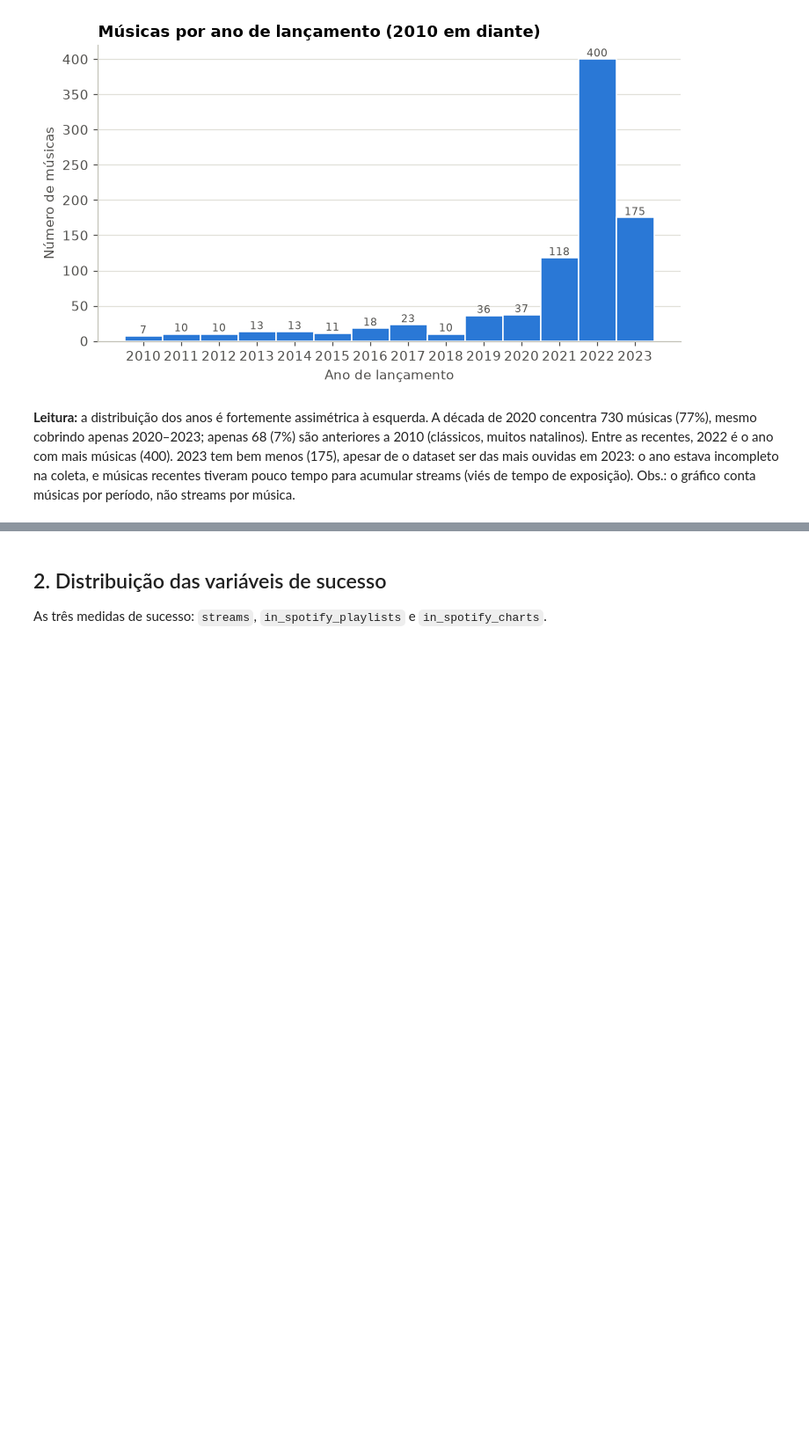
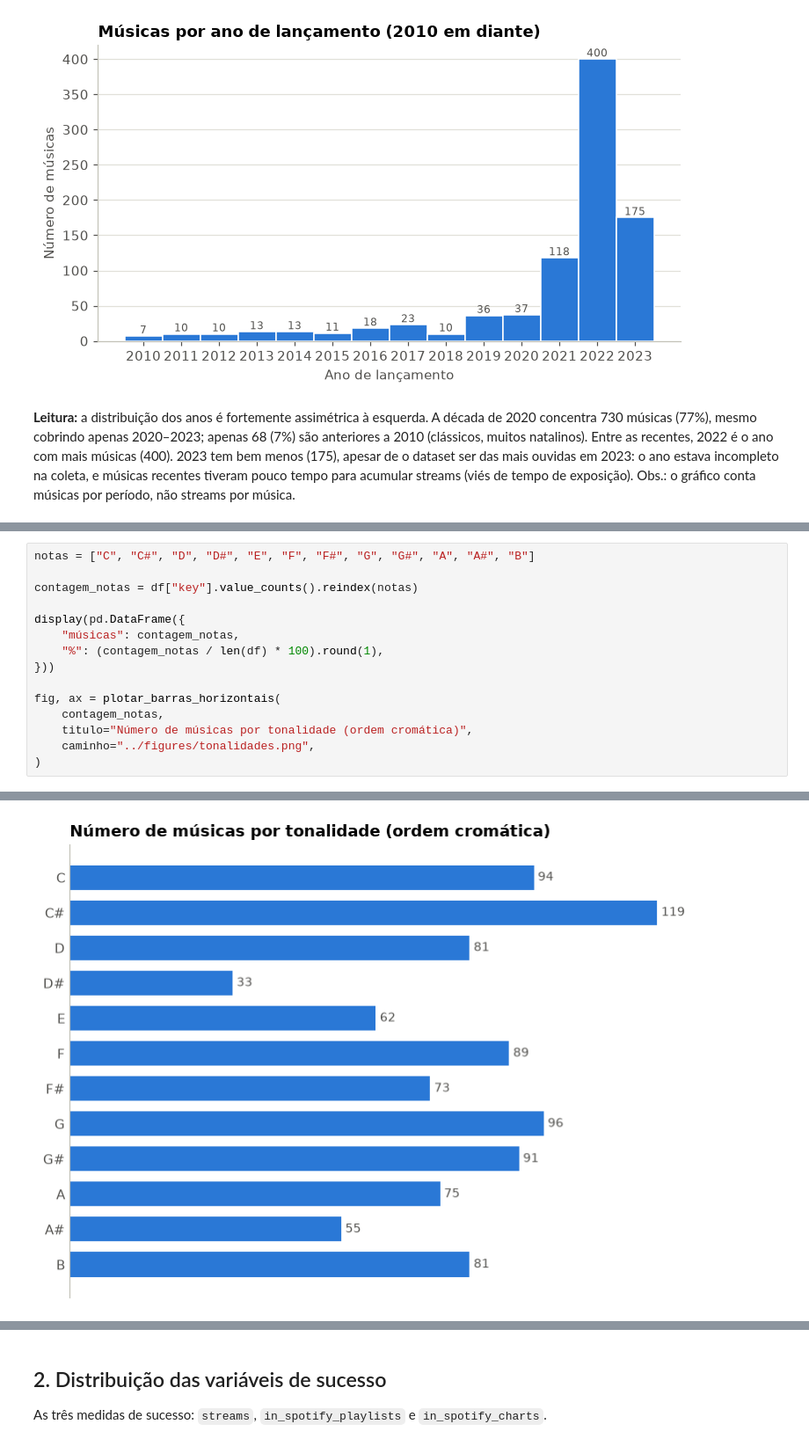
Before and after one commit to CarlosEduardodeCamposOlivera/spotify-streams-analysis, a Jupyter notebook: notebooks/03_analise_descritiva.ipynb, the cells around one changed output, grey strips where cells are left out. Shown at 88% size. Drawn from its saved outputs; the diff is of its cells as text; blank space fills up the shorter version.

Commit message:
Adiciona perfil sonoro: tonalidades, modos e histogramas das características de áudio

```diff
--- a/notebooks/03_analise_descritiva.ipynb
+++ b/notebooks/03_analise_descritiva.ipynb
@@ -269,0 +283,16 @@ Obs.: o gráfico conta músicas por período, não streams por música.
+# %%
+notas = ["C", "C#", "D", "D#", "E", "F", "F#", "G", "G#", "A", "A#", "B"]
+
+contagem_notas = df["key"].value_counts().reindex(notas)
+
+display(pd.DataFrame({
+    "músicas": contagem_notas,
+    "%": (contagem_notas / len(df) * 100).round(1),
+}))
+
+fig, ax = plotar_barras_horizontais(
+    contagem_notas,
+    titulo="Número de músicas por tonalidade (ordem cromática)",
+    caminho="../figures/tonalidades.png",
+)
+# %% [output]
@@ -269,0 +313 @@ Obs.: o gráfico conta músicas por período, não streams por música.
+[figure, added]
```
Also changed, not shown: parts of 12 cells of this notebook, 8 other files.
